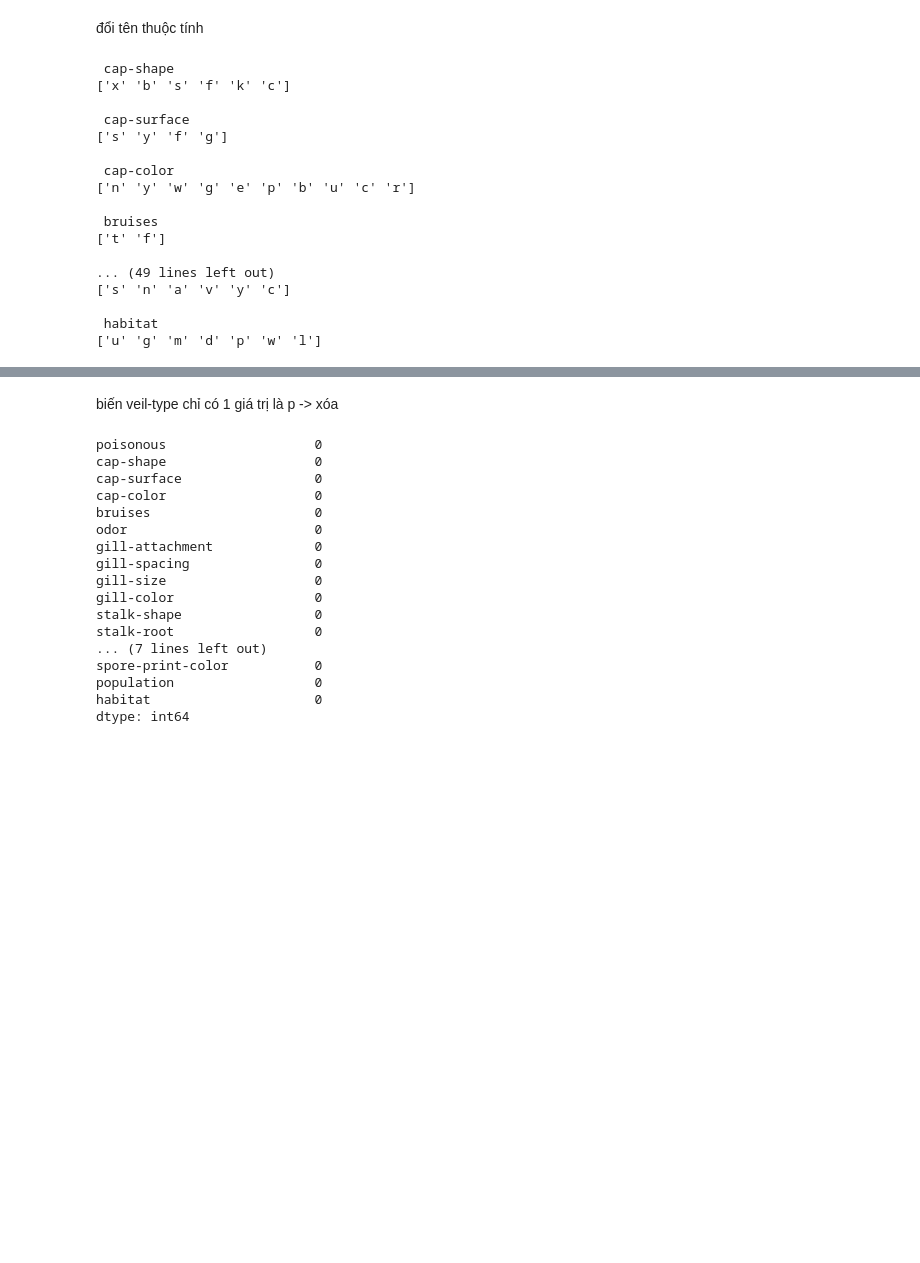
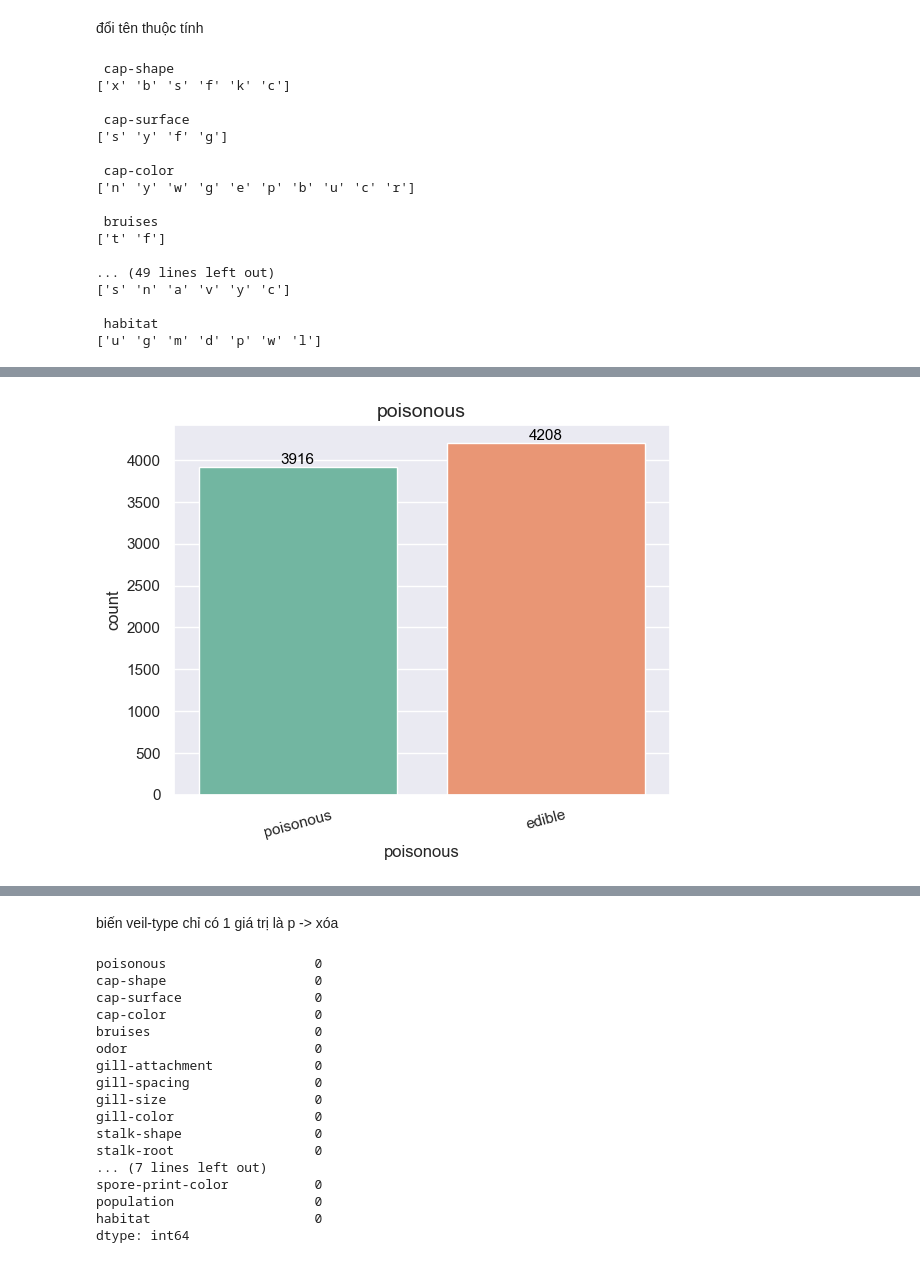
Before and after one commit to nduongctu/mushroom, a Jupyter notebook: test.ipynb, the cells around one changed output, grey strips where cells are left out. Saved outputs shown, nothing was run; the diff lists cells and outputs as text; code cells hidden in the pictures; blank space fills up the shorter version.

```diff
--- a/test.ipynb
+++ b/test.ipynb
@@ -153,0 +85,84 @@ Name: count, dtype: int64
+# %%
+import seaborn as sns
+sns.set(context='notebook', style='darkgrid', palette='deep', font='sans-serif', font_scale=1, color_codes=False, rc=None)
+
+df = pd.read_csv(url, header=None)
+df.rename(columns=new_column_names, inplace=True)
+print(df.head())
+variables = df.columns
+print(variables)
+
+print("Data Shape (row, col): {}".format(df.shape))
+poisonous_labels = {'e': 'edible', 'p': 'poisonous'}
+cap_shape_labels = {'b': 'bell', 'c': 'conical', 'x': 'convex', 'f': 'flat', 'k': 'knobbed', 's': 'sunken'}
+cap_surface_labels = {'f': 'fibrous', 'g': 'grooves', 'y': 'scaly', 's': 'smooth'}
+cap_color_labels = {'n': 'brown', 'b': 'buff', 'c': 'cinnamon', 'g': 'gray', 'r': 'green', 'p': 'pink', 'u': 'purple', 'e': 'red', 'w': 'white', 'y': 'yellow'}
+bruises_labels = {'t': 'bruises', 'f': 'no'}
+odor_labels = {'a': 'almond', 'l': 'anise', 'c': 'creosote', 'y': 'fishy', 'f': 'foul', 'm': 'musty', 'n': 'none', 'p': 'pungent', 's': 'spicy'}
+gill_attachment_labels = {'a': 'attached', 'd': 'descending', 'f': 'free', 'n': 'notched'}
+gill_spacing_labels = {'c': 'close', 'w': 'crowded', 'd': 'distant'}
+gill_size_labels = {'b': 'broad', 'n': 'narrow'}
+gill_color_labels = {'k': 'black', 'n': 'brown', 'b': 'buff', 'h': 'chocolate', 'g': 'gray', 'r': 'green', 'o': 'orange', 'p': 'pink', 'u': 'purple', 'e': 'red', 'w': 'white', 'y': 'yellow'}
+stalk_shape_labels = {'e': 'enlarging', 't': 'tapering'}
+stalk_root_labels = {'b': 'bulbous', 'c': 'club', 'u': 'cup', 'e': 'equal', 'z': 'rhizomorphs', 'r': 'rooted', '?': 'missing'}
+stalk_surface_above_ring_labels = {'f': 'fibrous', 'y': 'scaly', 'k': 'silky', 's': 'smooth'}
+stalk_surface_below_ring_labels = {'f': 'fibrous', 'y': 'scaly', 'k': 'silky', 's': 'smooth'}
+stalk_color_above_ring_labels = {'n': 'brown', 'b': 'buff', 'c': 'cinnamon', 'g': 'gray', 'o': 'orange', 'p': 'pink', 'e': 'red', 'w': 'white', 'y': 'yellow'}
+stalk_color_below_ring_labels = {'n': 'brown', 'b': 'buff', 'c': 'cinnamon', 'g': 'gray', 'o': 'orange', 'p': 'pink', 'e': 'red', 'w': 'white', 'y': 'yellow'}
+veil_type_labels = {'p': 'partial', 'u': 'universal'}
+veil_color_labels = {'n': 'brown', 'o': 'orange', 'w': 'white', 'y': 'yellow'}
+ring_number_labels = {'n': 'none', 'o': 'one', 't': 'two'}
+ring_type_labels = {'c': 'cobwebby', 'e': 'evanescent', 'f': 'flaring', 'l': 'large', 'n': 'none', 'p': 'pendant', 's': 'sheathing', 'z': 'zone'}
+spore_print_color_labels = {'k': 'black', 'n': 'brown', 'b': 'buff', 'h': 'chocolate', 'r': 'green', 'o': 'orange', 'u': 'purple', 'w': 'white', 'y': 'yellow'}
+population_labels = {'a': 'abundant', 'c': 'clustered', 'n': 'numerous', 's': 'scattered', 'v': 'several', 'y': 'solitary'}
+habitat_labels = {'g': 'grasses', 'l': 'leaves', 'm': 'meadows', 'p': 'paths', 'u': 'urban', 'w': 'waste', 'd': 'woods'}
+
+# Để tránh thay đổi giá trị thực của tập dữ liệu, sử dụng nhãn trong việc vẽ biểu đồ
+df_for_plot = df.copy()
+df_for_plot['poisonous'].replace(poisonous_labels, inplace=True)
+df_for_plot['cap-shape'].replace(cap_shape_labels, inplace=True)
+df_for_plot['cap-surface'].replace(cap_surface_labels, inplace=True)
+df_for_plot['cap-color'].replace(cap_color_labels, inplace=True)
+df_for_plot['bruises'].replace(bruises_labels, inplace=True)
+df_for_plot['odor'].replace(odor_labels, inplace=True)
+df_for_plot['gill-attachment'].replace(gill_attachment_labels, inplace=True)
+df_for_plot['gill-spacing'].replace(gill_spacing_labels, inplace=True)
+df_for_plot['gill-size'].replace(gill_size_labels, inplace=True)
+df_for_plot['gill-color'].replace(gill_color_labels, inplace=True)
+df_for_plot['stalk-shape'].replace(stalk_shape_labels, inplace=True)
+df_for_plot['stalk-root'].replace(stalk_root_labels, inplace=True)
+df_for_plot['stalk-surface-above-ring'].replace(stalk_surface_above_ring_labels, inplace=True)
+df_for_plot['stalk-surface-below-ring'].replace(stalk_surface_below_ring_labels, inplace=True)
+df_for_plot['stalk-color-above-ring'].replace(stalk_color_above_ring_labels, inplace=True)
+df_for_plot['stalk-color-below-ring'].replace(stalk_color_below_ring_labels, inplace=True)
+df_for_plot['veil-type'].replace(veil_type_labels, inplace=True)
+df_for_plot['veil-color'].replace(veil_color_labels, inplace=True)
+df_for_plot['ring-number'].replace(ring_number_labels, inplace=True)
+df_for_plot['ring-type'].replace(ring_type_labels, inplace=True)
+df_for_plot['spore-print-color'].replace(spore_print_color_labels, inplace=True)
+df_for_plot['population'].replace(population_labels, inplace=True)
+df_for_plot['habitat'].replace(habitat_labels, inplace=True)
+
+# Hiển thị dữ liệu sau khi thay đổi
+df_for_plot.head()
+
+df.info()
+
+M_cols = df_for_plot.columns.to_list()
+print("Bảng phân phối:\n")
+for col in M_cols:
+    print(col,"\n",df_for_plot[col].value_counts(),"\n\n")
+for col in M_cols[:]:
+    plt.figure()
+    ax = sns.countplot(x=col , data=df_for_plot ,palette='Set2')
+    plt.title(col, fontsize=14)
+    # Hiển thị số lượng ở đỉnh mỗi cột
+    for p in ax.patches:
+        ax.annotate(f"{int(p.get_height())}", (p.get_x() + p.get_width() / 2., p.get_height()),
+                    ha='center', va='center', fontsize=11, color='black', xytext=(0, 5),
+                    textcoords='offset points')
+    plt.xticks(rotation=15)
+    plt.show()
+    print("Phần trăm tổng:")
+    print(round((df_for_plot[col].value_counts()/df_for_plot.shape[0]),4)*100)
+# %% [output]
@@ -153,0 +189 @@ Name: count, dtype: int64
+[figure, added]
```
Also changed, not shown: parts of 9 cells of this notebook, 2 other files.
